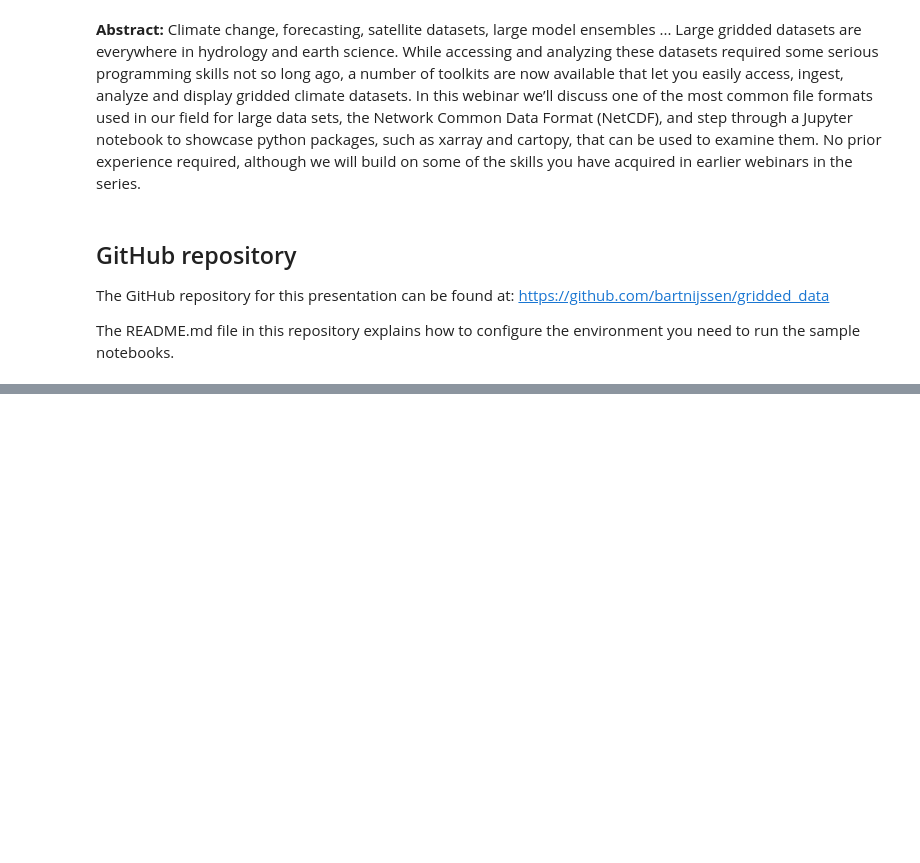
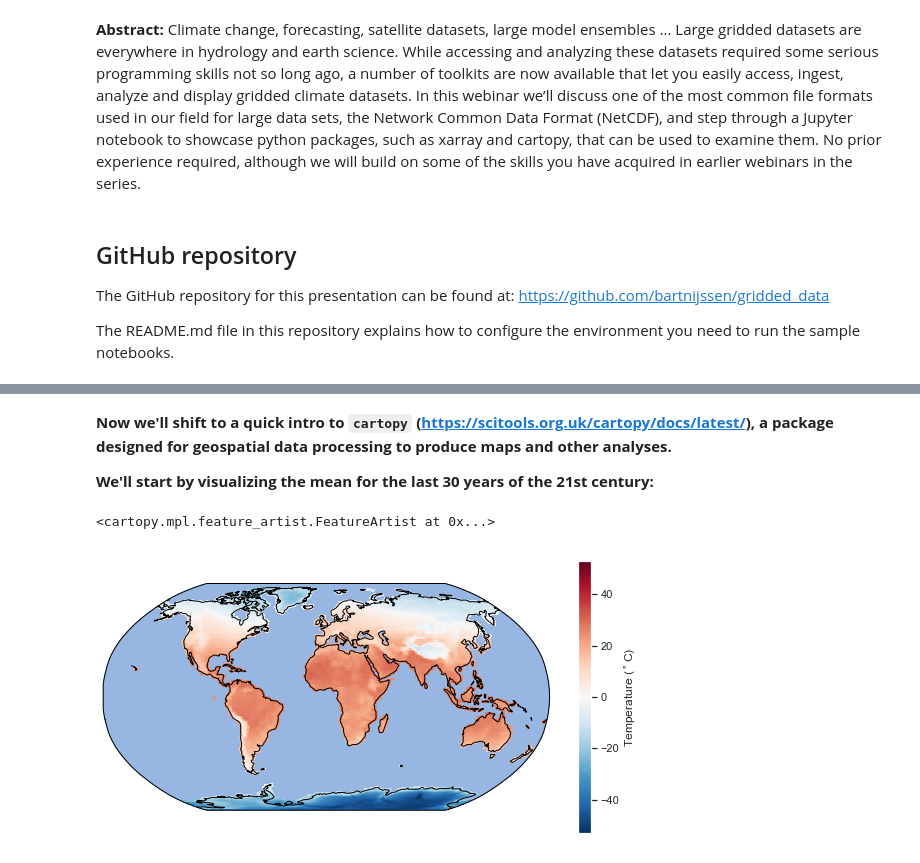
Before and after one commit to waterhackweek/gridded_data, a Jupyter notebook: gridded_data_3_cartopy_and_seaborn.ipynb, the cells around one changed output, grey strips where cells are left out. Cells and saved outputs as stored; diff of their text form; code cells hidden in the pictures; blank space fills up the shorter version.

```diff
--- a/gridded_data_3_cartopy_and_seaborn.ipynb
+++ b/gridded_data_3_cartopy_and_seaborn.ipynb
@@ -27,0 +162,17 @@ The README.md file in this repository explains how to configure the environment
+# %% [markdown]
+__Now we'll shift to a quick intro to `cartopy` (https://scitools.org.uk/cartopy/docs/latest/), a package designed for geospatial data processing to produce maps and other analyses.__
+
+__We'll start by visualizing the mean for the last 30 years of the 21st century:__
+# %%
+fig = plt.figure(figsize=(10, 5))
+ax = plt.axes(projection=ccrs.Robinson())
+
+ax.coastlines()
+
+(tbot_time_slice.mean('time') - 273.15).plot(ax=ax, transform=ccrs.PlateCarree(),
+                                  subplot_kws={'projection': ccrs.Robinson()},
+                                             cbar_kwargs={'label': 'Temperature ($^\circ$C)'})
+ax.add_feature(cfeature.OCEAN)
+# %% [output]
+<cartopy.mpl.feature_artist.FeatureArtist at 0x...>
+[figure, added]
```
Also changed, not shown: parts of 31 cells of this notebook, 1 other file.
